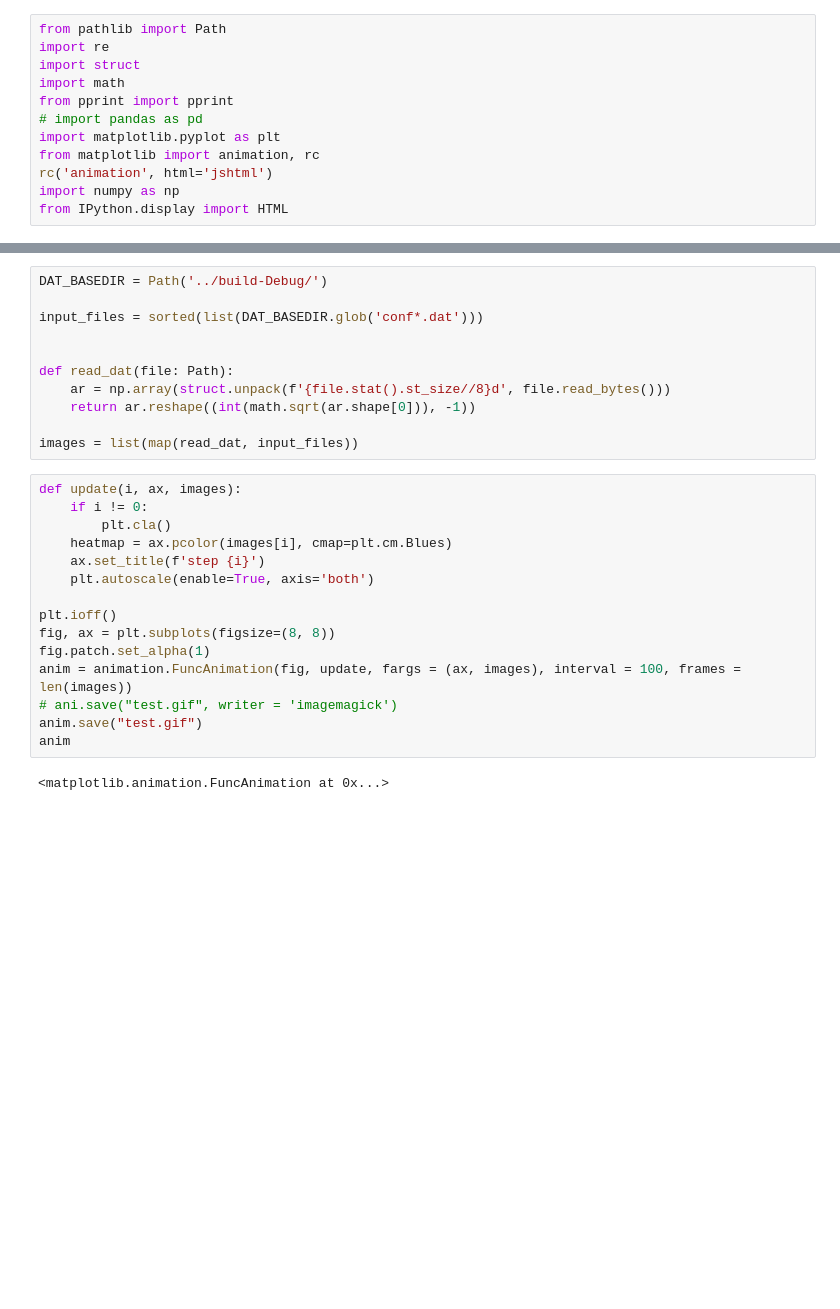
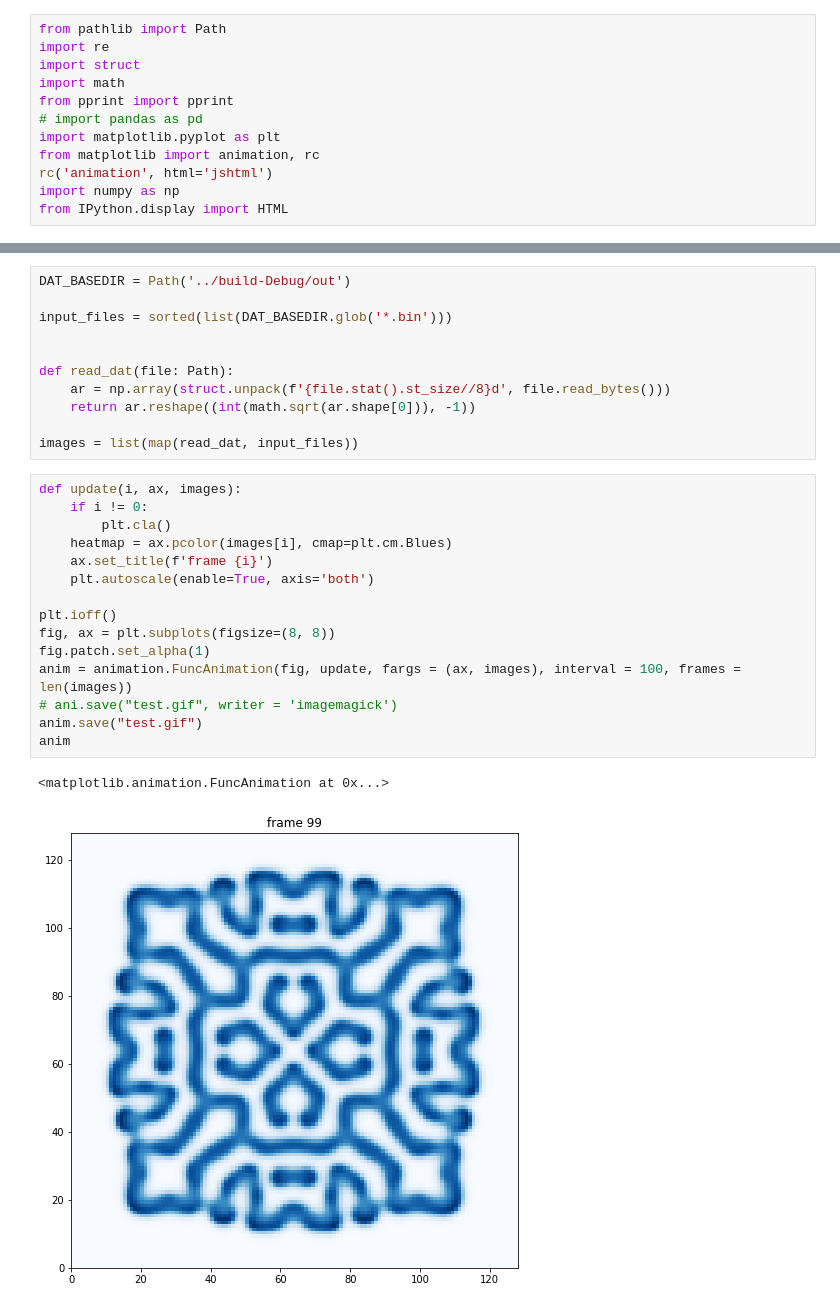
Before and after one commit to range3/rdbench, a Jupyter notebook: rdbench-viz/viz.ipynb, the cells around one changed output, grey strips where cells are left out. Saved outputs shown, nothing was run; the diff lists cells and outputs as text; blank space fills up the shorter version.

```diff
--- a/rdbench-viz/viz.ipynb
+++ b/rdbench-viz/viz.ipynb
@@ -18,7 +13,7 @@ Using matplotlib backend: nbAgg
 # %%
-DAT_BASEDIR = Path('../build-Debug/')
+DAT_BASEDIR = Path('../build-Debug/out')
 
-input_files = sorted(list(DAT_BASEDIR.glob('conf*.dat')))
+input_files = sorted(list(DAT_BASEDIR.glob('*.bin')))
 
 
 def read_dat(file: Path):
@@ -29,17 +24,18 @@ images = list(map(read_dat, input_files))
 # %%
 def update(i, ax, images):
     if i != 0:
         plt.cla()
     heatmap = ax.pcolor(images[i], cmap=plt.cm.Blues)
-    ax.set_title(f'step {i}')
+    ax.set_title(f'frame {i}')
     plt.autoscale(enable=True, axis='both')
 
 plt.ioff()
 fig, ax = plt.subplots(figsize=(8, 8))
 fig.patch.set_alpha(1)
 anim = animation.FuncAnimation(fig, update, fargs = (ax, images), interval = 100, frames = len(images))
 # ani.save("test.gif", writer = 'imagemagick')
 anim.save("test.gif")
 anim
 # %% [output]
 <matplotlib.animation.FuncAnimation at 0x...>
+[figure, added]
```
Also changed, not shown: parts of 1 cell of this notebook, 5 other files.
